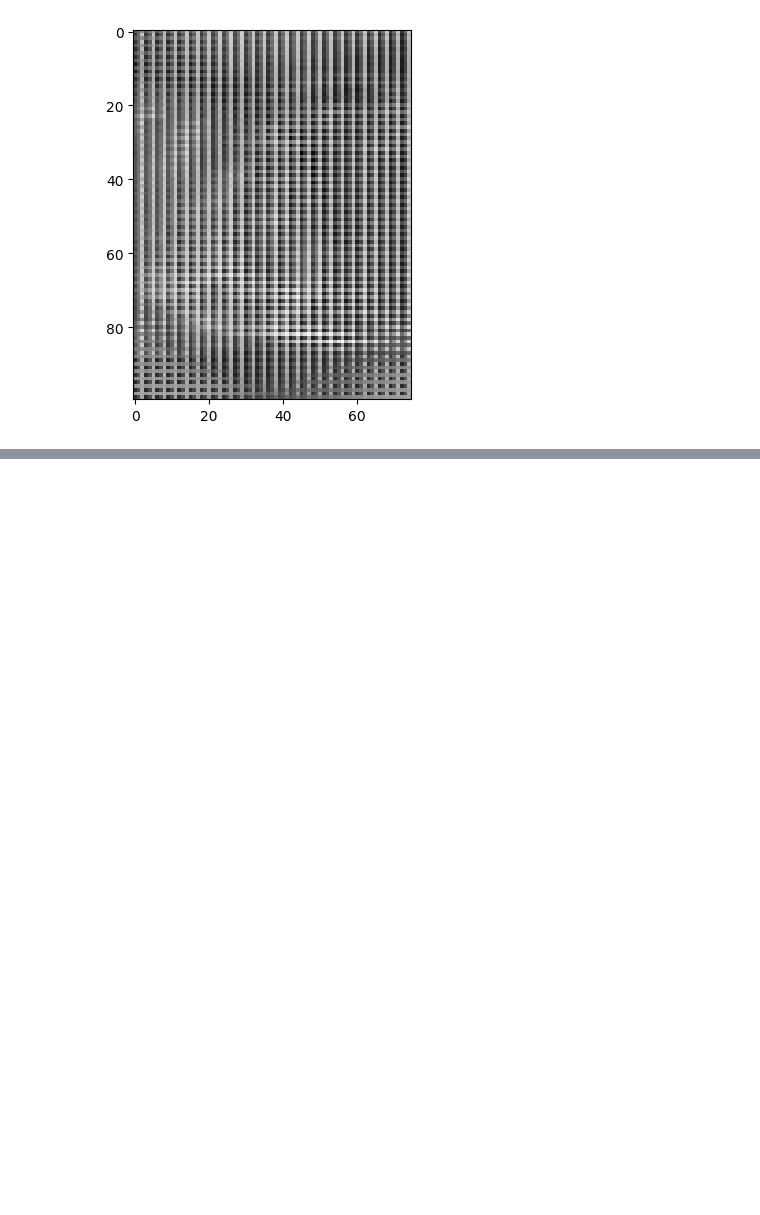
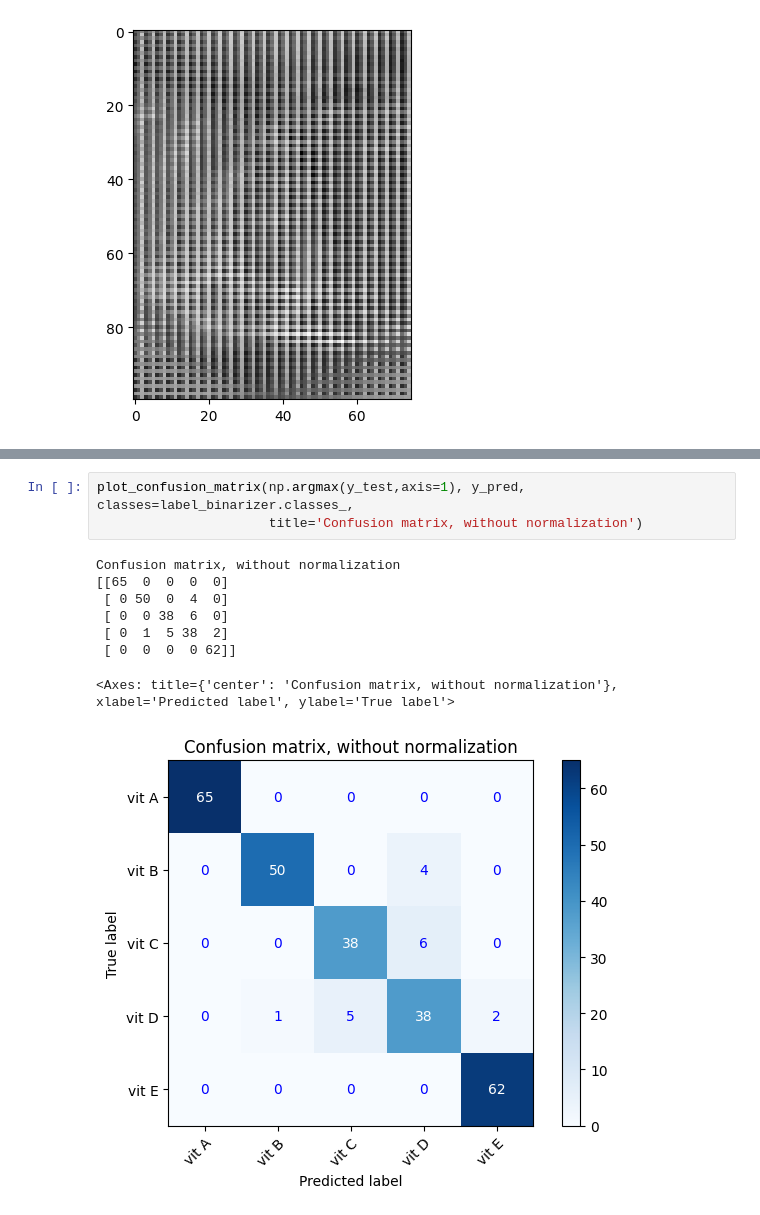
Before and after one commit to Dhiraj455/Vitamin-Deficiency-Recognition, a Jupyter notebook: disease.ipynb, the cells around one changed output, grey strips where cells are left out. Cells and saved outputs as stored; diff of their text form; blank space fills up the shorter version.

```diff
--- a/disease.ipynb
+++ b/disease.ipynb
@@ -314,0 +446,12 @@ plt.show()
+# %%
+plot_confusion_matrix(np.argmax(y_test,axis=1), y_pred, classes=label_binarizer.classes_,
+                      title='Confusion matrix, without normalization')
+# %% [output]
+Confusion matrix, without normalization
+[[65  0  0  0  0]
+ [ 0 50  0  4  0]
+ [ 0  0 38  6  0]
+ [ 0  1  5 38  2]
+ [ 0  0  0  0 62]]
+<Axes: title={'center': 'Confusion matrix, without normalization'}, xlabel='Predicted label', ylabel='True label'>
+[figure, added]
```
Also changed, not shown: parts of 9 cells of this notebook, 2 other files.
